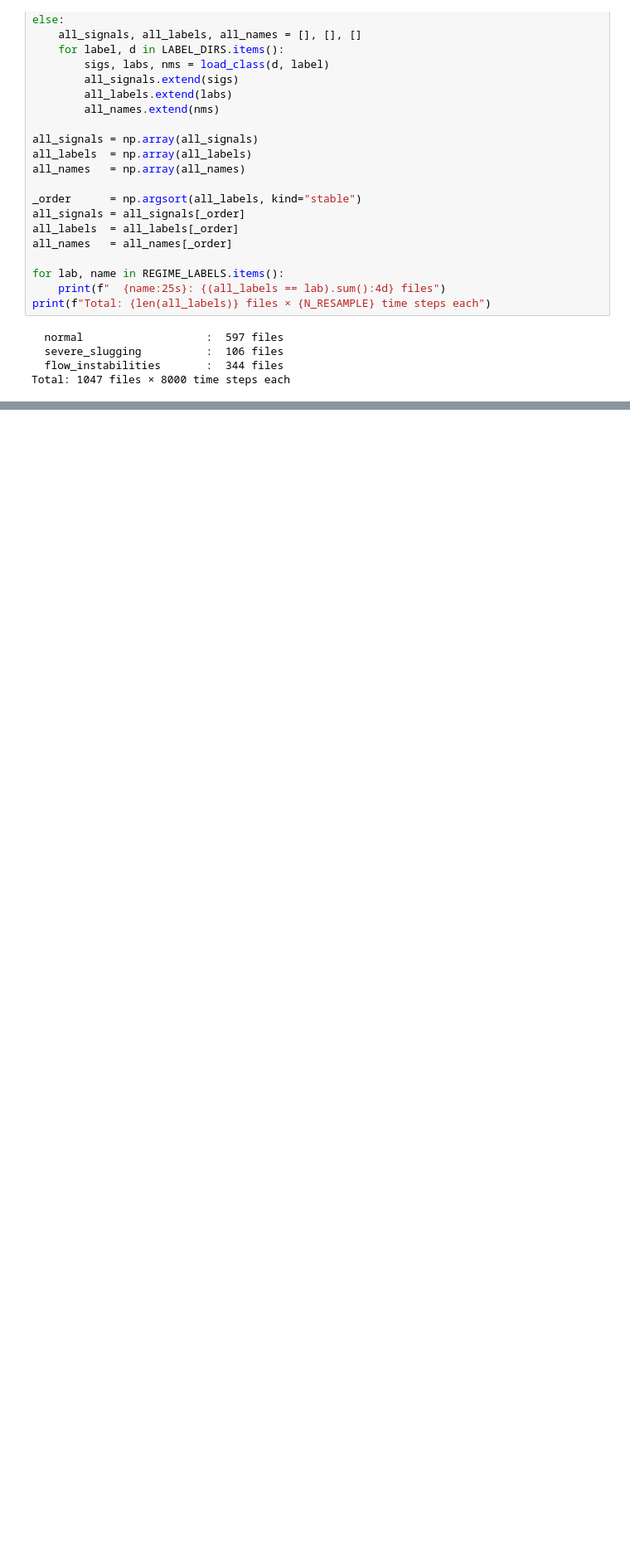
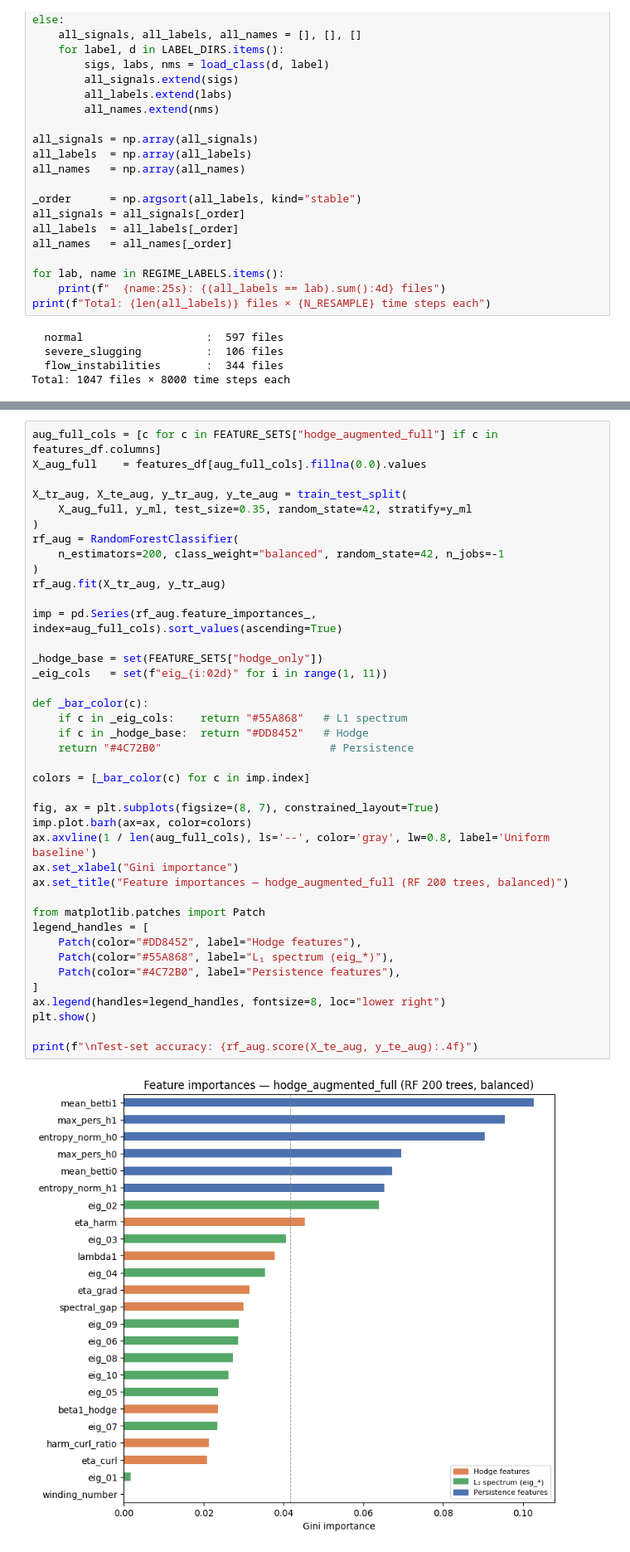
Before and after one commit to simonecasolo/TDA-for-Slugging, a Jupyter notebook: Hodge_Decomposition/hodge-slugging/notebooks/03_3w_hodge_classification.ipynb, the cells around one changed output, grey strips where cells are left out. Shown at 83% size. Drawn from its saved outputs; the diff is of its cells as text; blank space fills up the shorter version.

```diff
--- a/Hodge_Decomposition/hodge-slugging/notebooks/03_3w_hodge_classification.ipynb
+++ b/Hodge_Decomposition/hodge-slugging/notebooks/03_3w_hodge_classification.ipynb
@@ -578,0 +1130,42 @@ plt.show()
+# %%
+aug_full_cols = [c for c in FEATURE_SETS["hodge_augmented_full"] if c in features_df.columns]
+X_aug_full    = features_df[aug_full_cols].fillna(0.0).values
+
+X_tr_aug, X_te_aug, y_tr_aug, y_te_aug = train_test_split(
+    X_aug_full, y_ml, test_size=0.35, random_state=42, stratify=y_ml
+)
+rf_aug = RandomForestClassifier(
+    n_estimators=200, class_weight="balanced", random_state=42, n_jobs=-1
+)
+rf_aug.fit(X_tr_aug, y_tr_aug)
+
+imp = pd.Series(rf_aug.feature_importances_, index=aug_full_cols).sort_values(ascending=True)
+
+_hodge_base = set(FEATURE_SETS["hodge_only"])
+_eig_cols   = set(f"eig_{i:02d}" for i in range(1, 11))
+
+def _bar_color(c):
+    if c in _eig_cols:    return "#55A868"   # L1 spectrum
+    if c in _hodge_base:  return "#DD8452"   # Hodge
+    return "#4C72B0"                          # Persistence
+
+colors = [_bar_color(c) for c in imp.index]
+
+fig, ax = plt.subplots(figsize=(8, 7), constrained_layout=True)
+imp.plot.barh(ax=ax, color=colors)
+ax.axvline(1 / len(aug_full_cols), ls='--', color='gray', lw=0.8, label='Uniform baseline')
+ax.set_xlabel("Gini importance")
+ax.set_title("Feature importances — hodge_augmented_full (RF 200 trees, balanced)")
+
+from matplotlib.patches import Patch
+legend_handles = [
+    Patch(color="#DD8452", label="Hodge features"),
+    Patch(color="#55A868", label="L₁ spectrum (eig_*)"),
+    Patch(color="#4C72B0", label="Persistence features"),
+]
+ax.legend(handles=legend_handles, fontsize=8, loc="lower right")
+plt.show()
+
+print(f"\nTest-set accuracy: {rf_aug.score(X_te_aug, y_te_aug):.4f}")
+# %% [output]
+[figure, added]
```
Also changed, not shown: parts of 22 cells of this notebook, 7 other files.
